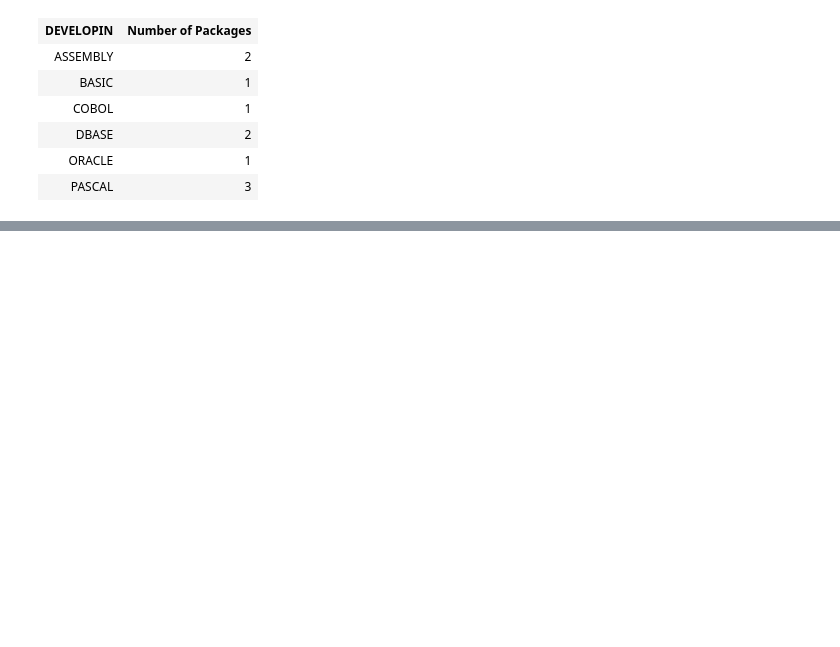
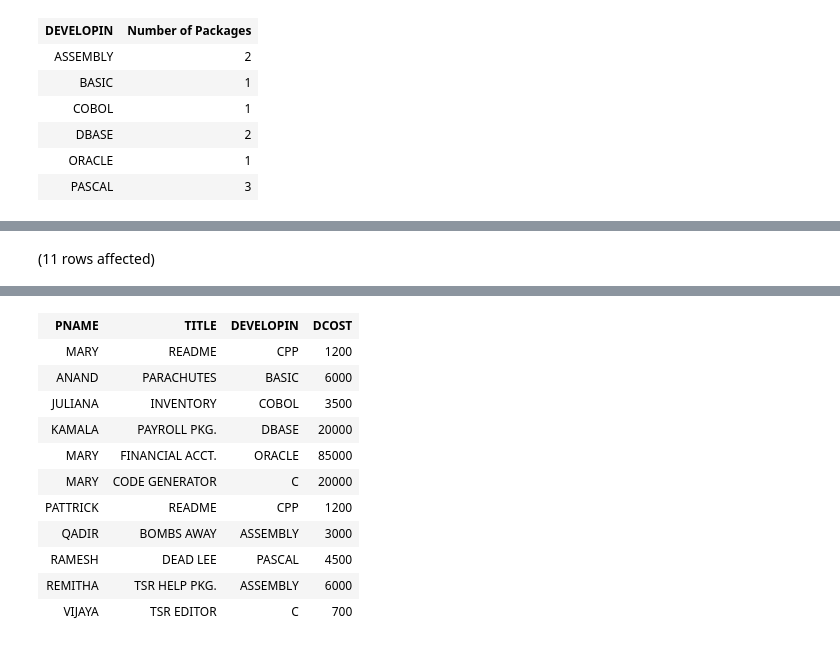
Before and after one commit to nirajgole/ipaat, a Jupyter notebook: SQL/lc_assignment_sql_queries/lc_assignment_sql_queries.ipynb, the cells around one changed output, grey strips where cells are left out. Saved outputs shown, nothing was run; the diff lists cells and outputs as text; code cells hidden in the pictures; blank space fills up the shorter version.

```diff
--- a/SQL/lc_assignment_sql_queries/lc_assignment_sql_queries.ipynb
+++ b/SQL/lc_assignment_sql_queries/lc_assignment_sql_queries.ipynb
@@ -562,0 +1002,5 @@ Total execution time: 00:00:00.008
+# %%
+-- 72. Display the programmer Name and the cheapest packages developed by them in each language.
+SELECT PNAME,TITLE,DEVELOPIN,DCOST FROM SOFTWARE WHERE DCOST IN (SELECT MIN(DCOST) FROM SOFTWARE GROUP BY DEVELOPIN)
+# %% [output]
+(11 rows affected)
@@ -562,0 +1008,12 @@ Total execution time: 00:00:00.008
+| PNAME | TITLE | DEVELOPIN | DCOST |
+| MARY | README | CPP | 1200 |
+| ANAND | PARACHUTES | BASIC | 6000 |
+| JULIANA | INVENTORY | COBOL | 3500 |
+| KAMALA | PAYROLL PKG. | DBASE | 20000 |
+| MARY | FINANCIAL ACCT. | ORACLE | 85000 |
+| MARY | CODE GENERATOR | C | 20000 |
+| PATTRICK | README | CPP | 1200 |
+| QADIR | BOMBS AWAY | ASSEMBLY | 3000 |
+| RAMESH | DEAD LEE | PASCAL | 4500 |
+| REMITHA | TSR HELP PKG. | ASSEMBLY | 6000 |
+| VIJAYA | TSR EDITOR | C | 700 |
```
Also changed, not shown: parts of 69 cells of this notebook.
